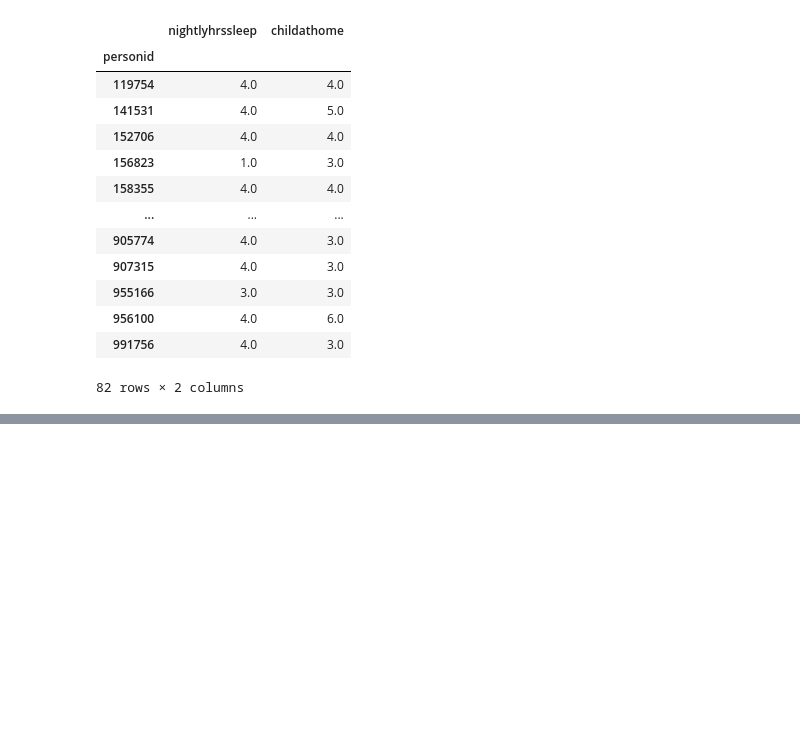
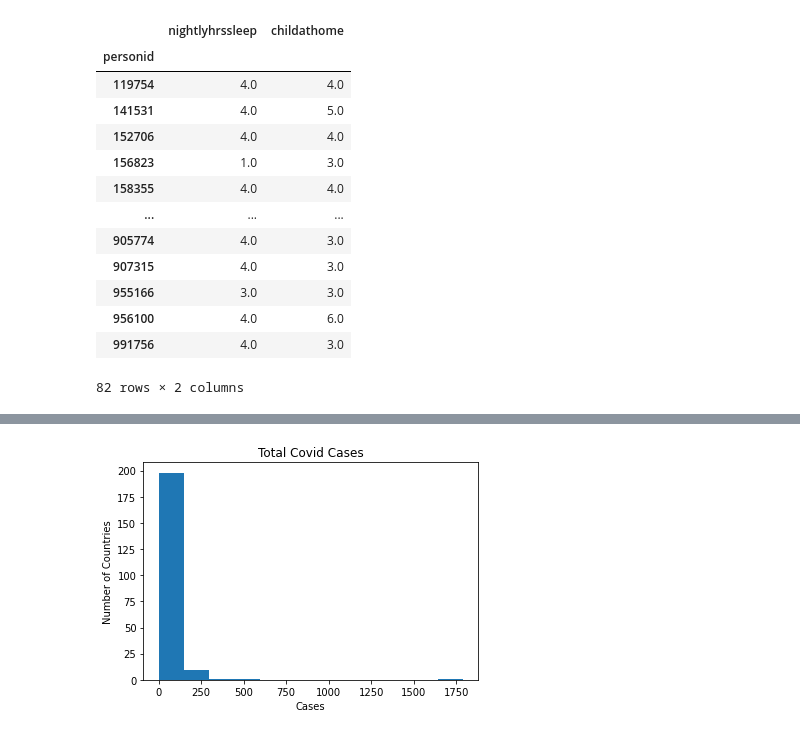
Before and after one commit to Mikma03/Python-Data-Cleaning, a Jupyter notebook: Chapter03/Chapter_3_practising.ipynb, the cells around one changed output, grey strips where cells are left out. Drawn from its saved outputs; the diff is of its cells as text; code cells hidden in the pictures; blank space fills up the shorter version.

Commit message:
new data file and update in chapter 3

```diff
--- a/Chapter03/Chapter_3_practising.ipynb
+++ b/Chapter03/Chapter_3_practising.ipynb
@@ -586,0 +671,7 @@ lowsleep3pluschildren
+# %%
+import pandas as pd
+import numpy as np
+import matplotlib.pyplot as plt
+covidtotals = pd.read_csv("data/covidtotals.csv",
+  parse_dates=['lastdate'])
+covidtotals.set_index("iso_code", inplace=True)
@@ -586,0 +742,8 @@ lowsleep3pluschildren
+# %%
+plt.hist(covidtotals['total_cases']/1000, bins=12)
+plt.title("Total Covid Cases")
+plt.xlabel('Cases')
+plt.ylabel("Number of Countries")
+plt.show()
+# %% [output]
+[figure, added]
```
Also changed, not shown: parts of 16 cells of this notebook, 1 other file.
